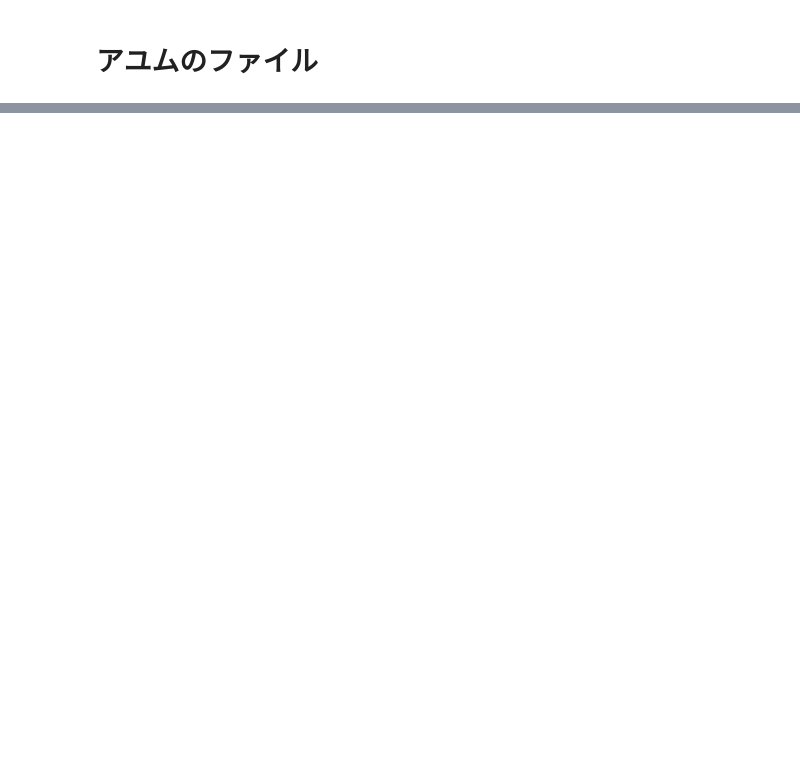
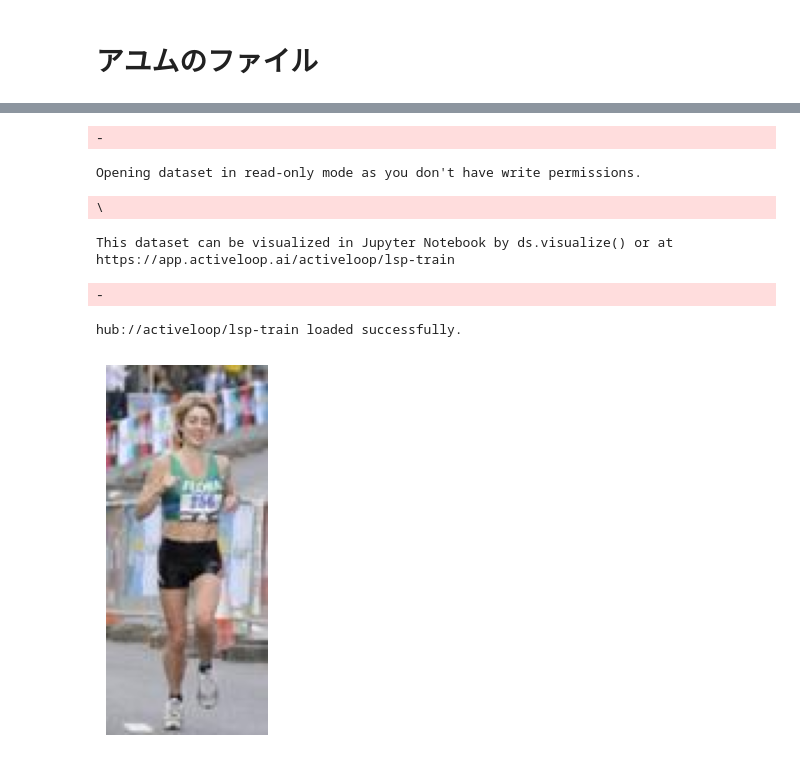
Before and after one commit to ayumu111/MediaKeiensyu2, a Jupyter notebook: test.ipynb, the cells around one changed output, grey strips where cells are left out. Drawn from its saved outputs; the diff is of its cells as text; code cells hidden in the pictures; blank space fills up the shorter version.

```diff
--- a/test.ipynb
+++ b/test.ipynb
@@ -107,0 +137,8 @@ Successfully installed Django-5.1.13 Pillow-12.0.0 annotated-types-0.7.0 anyio-4
+# %%
+import deeplake
+
+# トレーニングセットのロード
+train_ds = deeplake.load("hub://activeloop/lsp-train")
+
+# テストセットのロード
+test_ds = deeplake.load("hub://activeloop/lsp-test")
@@ -107,0 +179,22 @@ Successfully installed Django-5.1.13 Pillow-12.0.0 annotated-types-0.7.0 anyio-4
+# %%
+import deeplake
+import matplotlib.pyplot as plt
+
+# トレーニングセットをロード
+train_ds = deeplake.load("hub://activeloop/lsp-train")
+
+# 最初の画像を取得
+img = train_ds.images[0].numpy()  # NumPy配列に変換
+
+# 表示
+plt.imshow(img)
+plt.axis('off')  # 軸を非表示
+plt.show()
+# %% [output]
+-
+Opening dataset in read-only mode as you don't have write permissions.
+\
+This dataset can be visualized in Jupyter Notebook by ds.visualize() or at https://app.activeloop.ai/activeloop/lsp-train
+-
+hub://activeloop/lsp-train loaded successfully.
+[figure, added]
```
Also changed, not shown: parts of 8 cells of this notebook, 5 other files.
